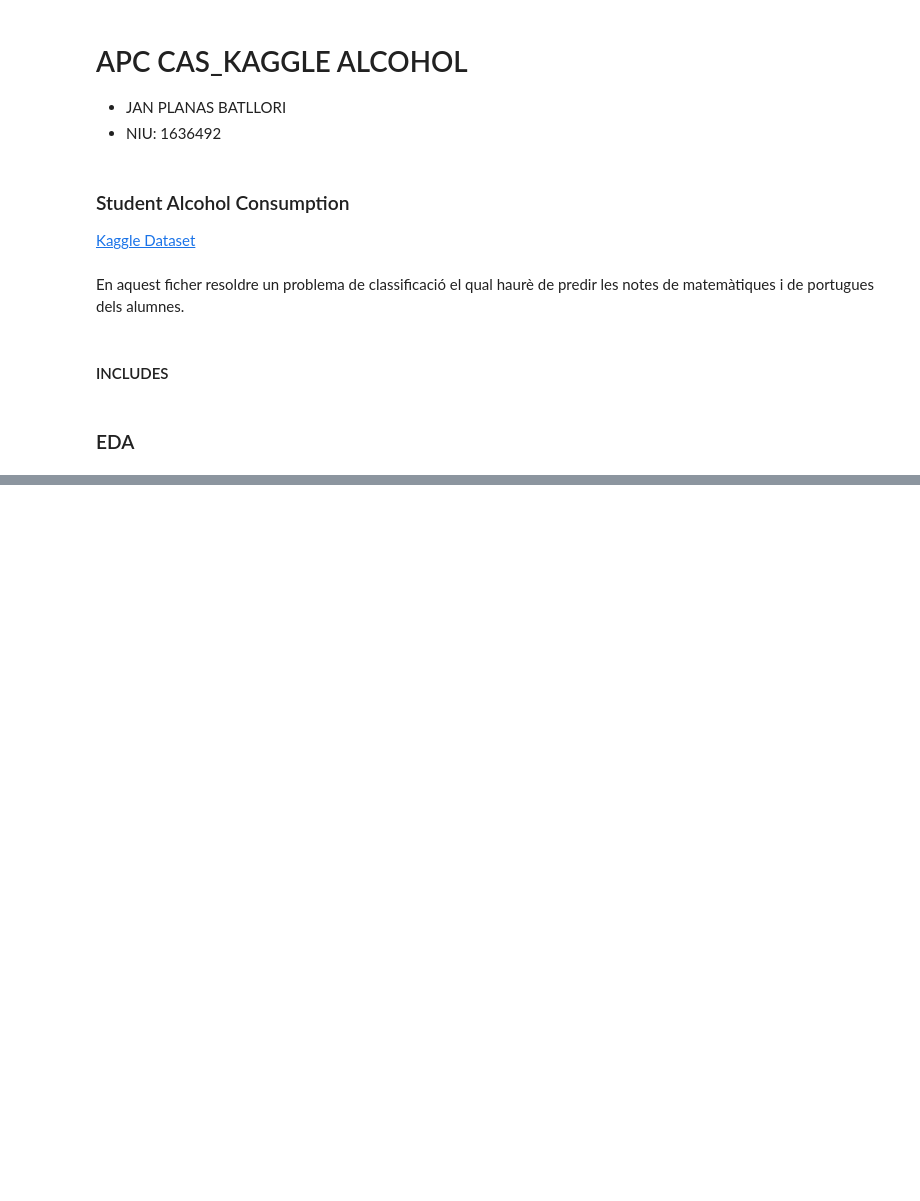
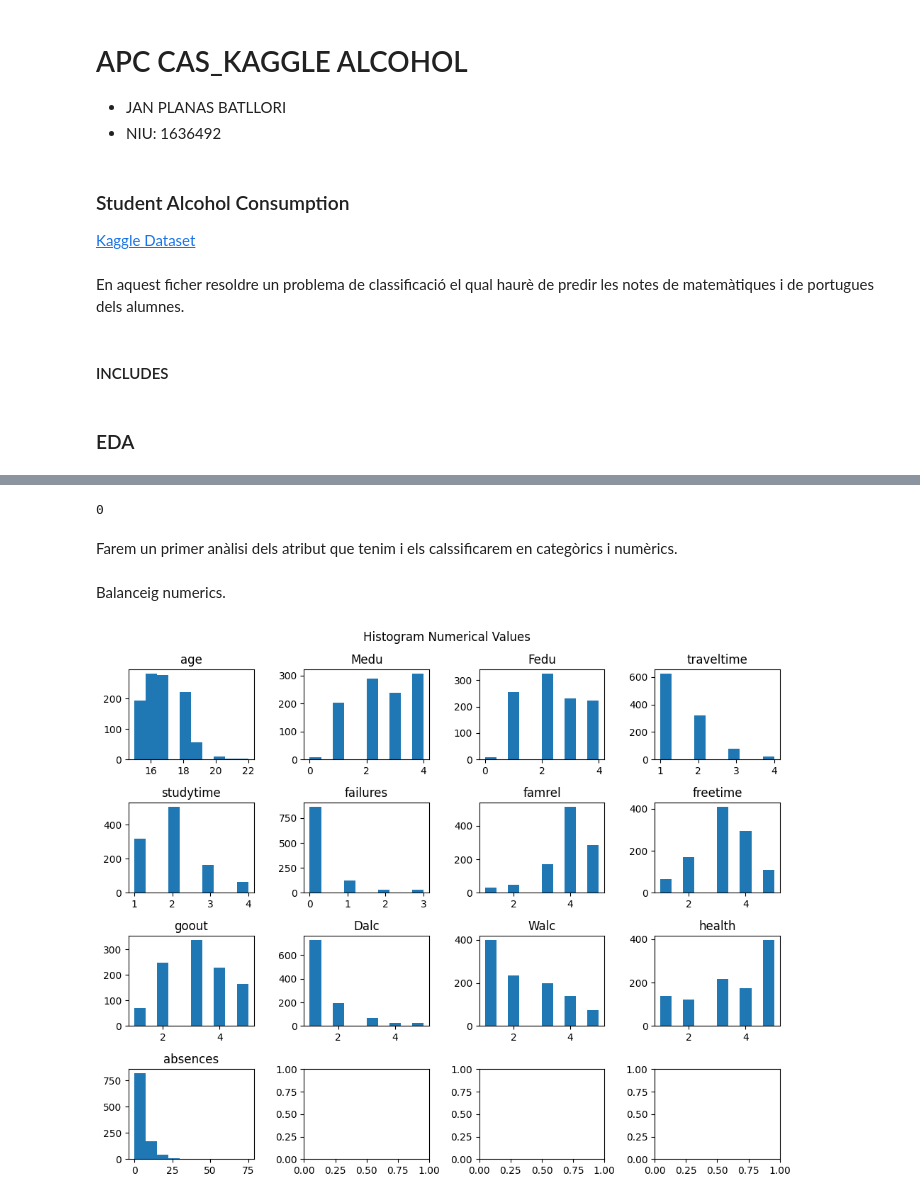
Before and after one commit to Janpb1/Data-analisy-alcohol-Kaggle, a Jupyter notebook: Cas_kaggle_alcohol.ipynb, the cells around one changed output, grey strips where cells are left out. Cells and saved outputs as stored; diff of their text form; code cells hidden in the pictures; blank space fills up the shorter version.

```diff
--- a/Cas_kaggle_alcohol.ipynb
+++ b/Cas_kaggle_alcohol.ipynb
@@ -69,0 +80,24 @@ El shape del train-data es (1044, 33).
+# %%
+print(df.isna().sum().sum())
+# %% [output]
+0
+# %% [markdown]
+Farem un primer anàlisi dels atribut que tenim i els calssificarem en categòrics i numèrics.
+# %%
+categorics = ['school', 'sex', 'address', 'famsize', 'Pstatus', 'Mjob', 'Fjob', 'reason', 'guardian', 'schoolsup', 'famsup', 'paid', 'activities', 'nursery', 'higher', 'internet', 'romantic']
+numerics = ['age', 'Medu', 'Fedu', 'traveltime', 'studytime', 'failures', 'famrel', 'freetime', 'goout', 'Dalc', 'Walc', 'health', 'absences']
+targets = ['G1', 'G2', 'G3']
+# %% [markdown]
+Balanceig numerics.
+# %%
+df_num = df[numerics]
+fig, axes = plt.subplots(nrows=4, ncols=4, figsize=(10, 8))
+fig.suptitle('Histogram Numerical Values')
+
+for i, ax in zip(df_num.columns, axes.ravel()):
+    ax.hist(df_num[i], bins=10)
+    ax.set_title(i)
+
+plt.tight_layout()
+# %% [output]
+[figure, added]
```
Also changed, not shown: parts of 36 cells of this notebook.
